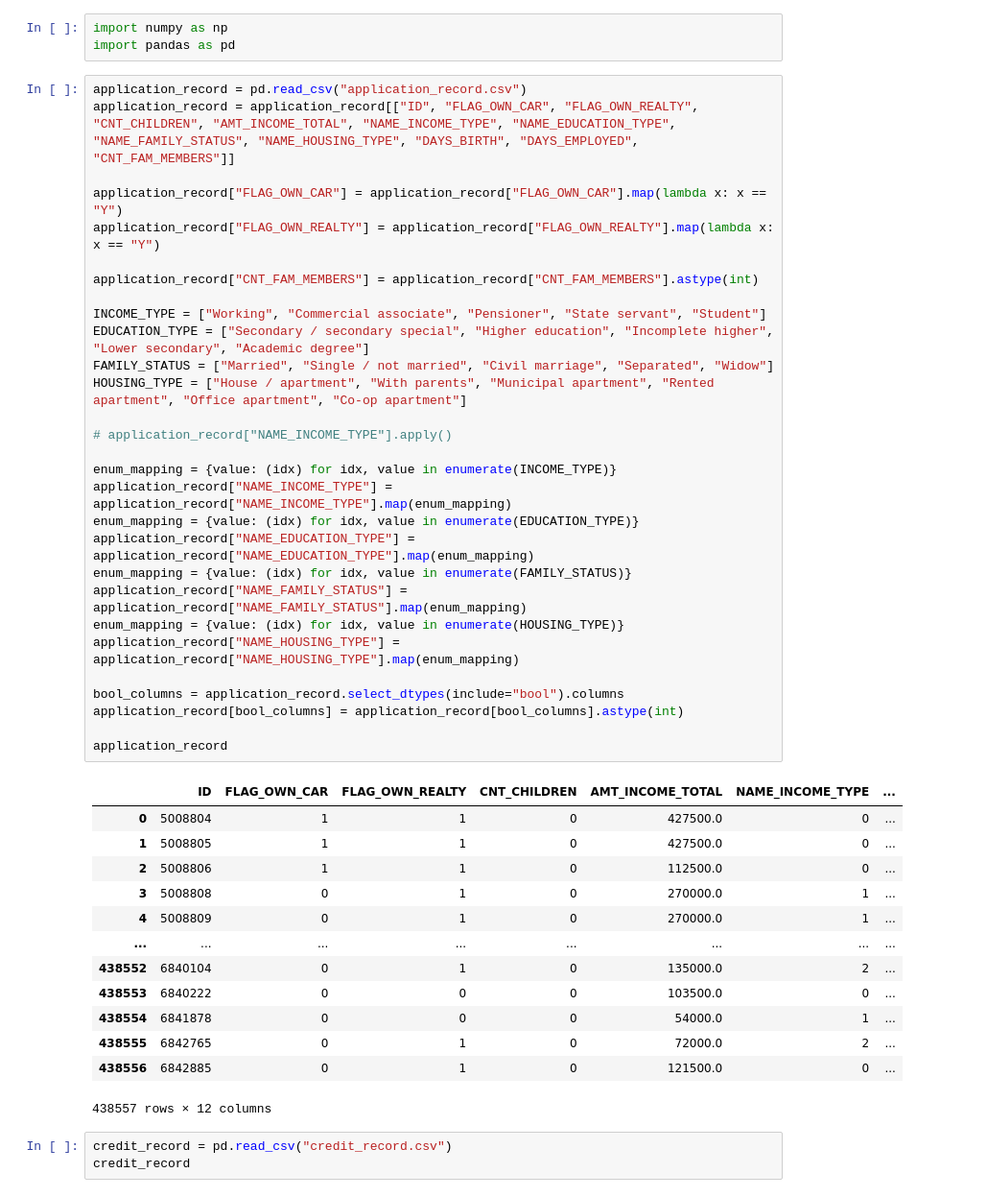
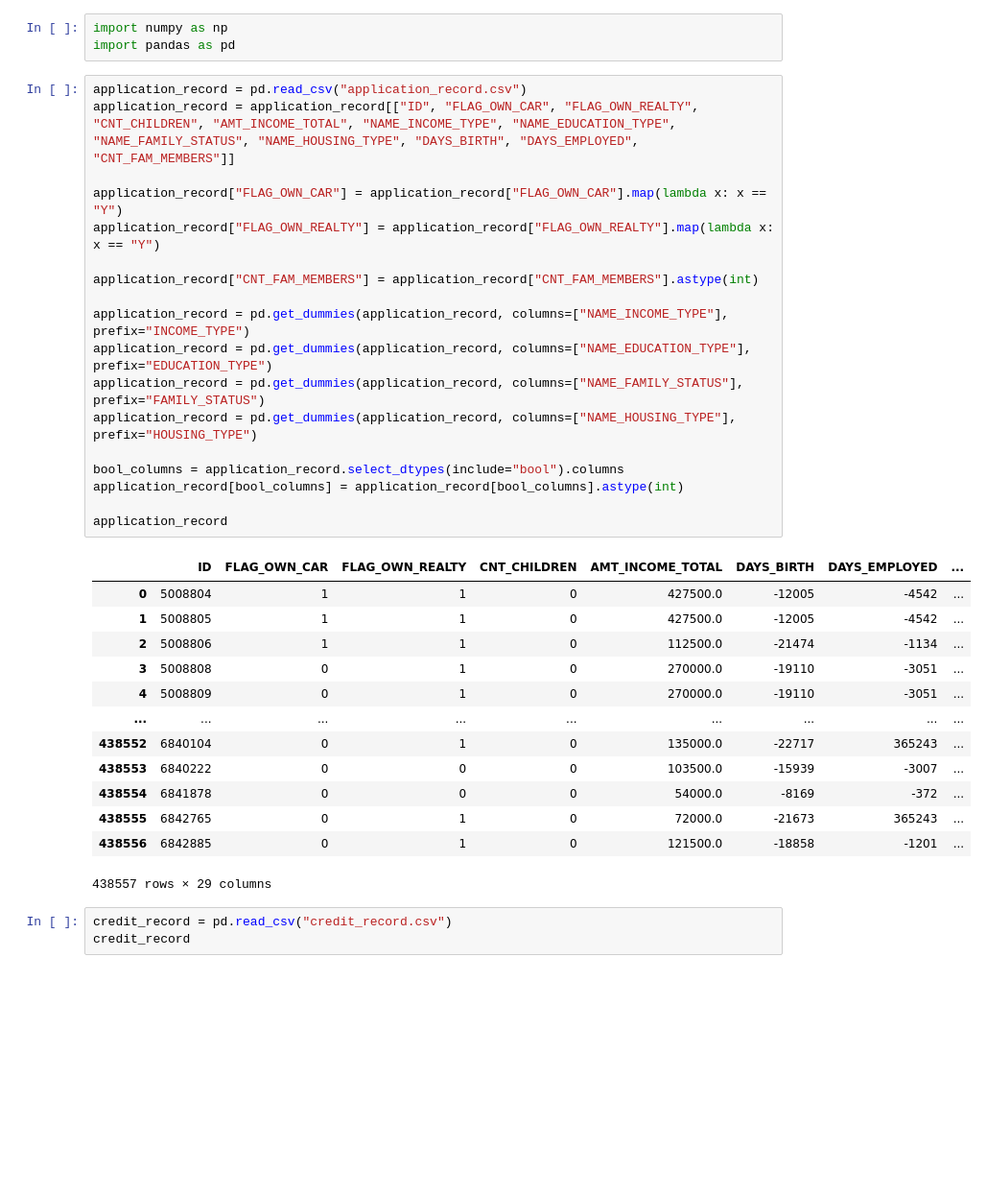
Before and after one commit to mhdeeb/cie-417, a Jupyter notebook: mini-project-1/main.ipynb, the cells around one changed output. Shown at 96% size. Saved outputs shown, nothing was run; the diff lists cells and outputs as text; blank space fills up the shorter version.

```diff
--- a/mini-project-1/main.ipynb
+++ b/mini-project-1/main.ipynb
@@ -4,46 +4,35 @@ import pandas as pd
 # %%
 application_record = pd.read_csv("application_record.csv")
 application_record = application_record[["ID", "FLAG_OWN_CAR", "FLAG_OWN_REALTY", "CNT_CHILDREN", "AMT_INCOME_TOTAL", "NAME_INCOME_TYPE", "NAME_EDUCATION_TYPE", "NAME_FAMILY_STATUS", "NAME_HOUSING_TYPE", "DAYS_BIRTH", "DAYS_EMPLOYED", "CNT_FAM_MEMBERS"]]
 
 application_record["FLAG_OWN_CAR"] = application_record["FLAG_OWN_CAR"].map(lambda x: x == "Y")
 application_record["FLAG_OWN_REALTY"] = application_record["FLAG_OWN_REALTY"].map(lambda x: x == "Y")
 
 application_record["CNT_FAM_MEMBERS"] = application_record["CNT_FAM_MEMBERS"].astype(int)
 
-INCOME_TYPE = ["Working", "Commercial associate", "Pensioner", "State servant", "Student"]
-EDUCATION_TYPE = ["Secondary / secondary special", "Higher education", "Incomplete higher", "Lower secondary", "Academic degree"]
-FAMILY_STATUS = ["Married", "Single / not married", "Civil marriage", "Separated", "Widow"]
-HOUSING_TYPE = ["House / apartment", "With parents", "Municipal apartment", "Rented apartment", "Office apartment", "Co-op apartment"]
-
-# application_record["NAME_INCOME_TYPE"].apply()
-
-enum_mapping = {value: (idx) for idx, value in enumerate(INCOME_TYPE)}
-application_record["NAME_INCOME_TYPE"] = application_record["NAME_INCOME_TYPE"].map(enum_mapping)
-enum_mapping = {value: (idx) for idx, value in enumerate(EDUCATION_TYPE)}
-application_record["NAME_EDUCATION_TYPE"] = application_record["NAME_EDUCATION_TYPE"].map(enum_mapping)
-enum_mapping = {value: (idx) for idx, value in enumerate(FAMILY_STATUS)}
-application_record["NAME_FAMILY_STATUS"] = application_record["NAME_FAMILY_STATUS"].map(enum_mapping)
-enum_mapping = {value: (idx) for idx, value in enumerate(HOUSING_TYPE)}
-application_record["NAME_HOUSING_TYPE"] = application_record["NAME_HOUSING_TYPE"].map(enum_mapping)
+application_record = pd.get_dummies(application_record, columns=["NAME_INCOME_TYPE"], prefix="INCOME_TYPE")
+application_record = pd.get_dummies(application_record, columns=["NAME_EDUCATION_TYPE"], prefix="EDUCATION_TYPE")
+application_record = pd.get_dummies(application_record, columns=["NAME_FAMILY_STATUS"], prefix="FAMILY_STATUS")
+application_record = pd.get_dummies(application_record, columns=["NAME_HOUSING_TYPE"], prefix="HOUSING_TYPE")
 
 bool_columns = application_record.select_dtypes(include="bool").columns
 application_record[bool_columns] = application_record[bool_columns].astype(int)
 
 application_record
 # %% [output]
-|  | ID | FLAG_OWN_CAR | FLAG_OWN_REALTY | CNT_CHILDREN | AMT_INCOME_TOTAL | NAME_INCOME_TYPE | ... |
-| 0 | 5008804 | 1 | 1 | 0 | 427500.0 | 0 | ... |
-| 1 | 5008805 | 1 | 1 | 0 | 427500.0 | 0 | ... |
-| 2 | 5008806 | 1 | 1 | 0 | 112500.0 | 0 | ... |
-| 3 | 5008808 | 0 | 1 | 0 | 270000.0 | 1 | ... |
-| 4 | 5008809 | 0 | 1 | 0 | 270000.0 | 1 | ... |
-| ... | ... | ... | ... | ... | ... | ... | ... |
-| 438552 | 6840104 | 0 | 1 | 0 | 135000.0 | 2 | ... |
-| 438553 | 6840222 | 0 | 0 | 0 | 103500.0 | 0 | ... |
-| 438554 | 6841878 | 0 | 0 | 0 | 54000.0 | 1 | ... |
-| 438555 | 6842765 | 0 | 1 | 0 | 72000.0 | 2 | ... |
-| 438556 | 6842885 | 0 | 1 | 0 | 121500.0 | 0 | ... |
+|  | ID | FLAG_OWN_CAR | FLAG_OWN_REALTY | CNT_CHILDREN | AMT_INCOME_TOTAL | DAYS_BIRTH | DAYS_EMPLOYED | ... |
+| 0 | 5008804 | 1 | 1 | 0 | 427500.0 | -12005 | -4542 | ... |
+| 1 | 5008805 | 1 | 1 | 0 | 427500.0 | -12005 | -4542 | ... |
+| 2 | 5008806 | 1 | 1 | 0 | 112500.0 | -21474 | -1134 | ... |
+| 3 | 5008808 | 0 | 1 | 0 | 270000.0 | -19110 | -3051 | ... |
+| 4 | 5008809 | 0 | 1 | 0 | 270000.0 | -19110 | -3051 | ... |
+| ... | ... | ... | ... | ... | ... | ... | ... | ... |
+| 438552 | 6840104 | 0 | 1 | 0 | 135000.0 | -22717 | 365243 | ... |
+| 438553 | 6840222 | 0 | 0 | 0 | 103500.0 | -15939 | -3007 | ... |
+| 438554 | 6841878 | 0 | 0 | 0 | 54000.0 | -8169 | -372 | ... |
+| 438555 | 6842765 | 0 | 1 | 0 | 72000.0 | -21673 | 365243 | ... |
+| 438556 | 6842885 | 0 | 1 | 0 | 121500.0 | -18858 | -1201 | ... |
-438557 rows × 12 columns
+438557 rows × 29 columns
 # %%
 credit_record = pd.read_csv("credit_record.csv")
 credit_record
```
Also changed, not shown: parts of 8 cells of this notebook.
